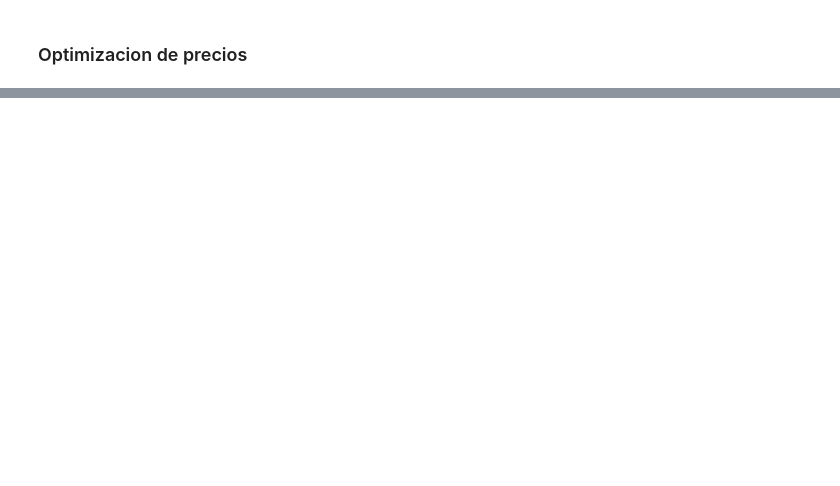
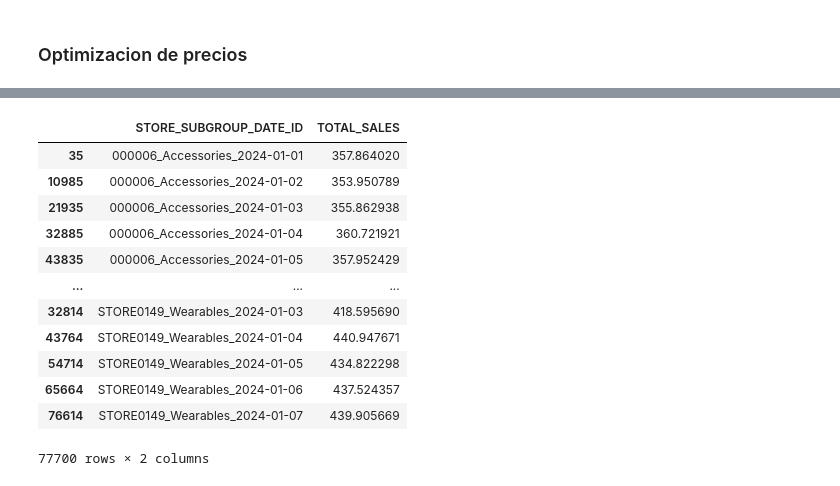
Before and after one commit to JuanCruzMendoza/AlixPartners-Competencia, a Jupyter notebook: src/light_gbm.ipynb, the cells around one changed output, grey strips where cells are left out. Cells and saved outputs as stored; diff of their text form; code cells hidden in the pictures; blank space fills up the shorter version.

```diff
--- a/src/light_gbm.ipynb
+++ b/src/light_gbm.ipynb
@@ -274,0 +607,30 @@ mejor_df = pd.read_csv("resultados_optimizacion/mejor_config_lgb.csv")
+# %%
+template_subgroup["TOTAL_SALES"] = pred_subgroup
+# %%
+# Crear STORE_SUBGROUP_DATE_ID
+template_subgroup['STORE_SUBGROUP_DATE_ID'] = (
+        template_subgroup['STORE_ID'].astype(str) + '_' +
+        template_subgroup['SUBGROUP'].astype(str) + '_' +
+        template_subgroup['DATE'].astype(str)
+    )
+# %%
+stores = template_subgroup['STORE_ID'].unique()
+fechas = template_subgroup['DATE'].unique()
+
+# Crear DataFrame con todas las combinaciones para el nuevo SUBGROUP
+basketball_rows = pd.DataFrame([
+    {
+        'STORE_ID': store,
+        'SUBGROUP': 'Basketball',
+        'DATE': fecha,
+        'TOTAL_SALES': 0,
+        'STORE_SUBGROUP_DATE_ID': f"{store}_Basketball_{fecha.strftime('%Y-%m-%d')}"
+    }
+    for store in stores
+    for fecha in fechas
+])
+
+# Concatenar con el template original
+template_subgroup = pd.concat([template_subgroup, basketball_rows], ignore_index=True)
+# %%
+template_subgroup = template_subgroup[["STORE_SUBGROUP_DATE_ID", "TOTAL_SALES"]]
@@ -274,0 +639,16 @@ mejor_df = pd.read_csv("resultados_optimizacion/mejor_config_lgb.csv")
+# %%
+template_subgroup.sort_values(by="STORE_SUBGROUP_DATE_ID")
+# %% [output]
+|  | STORE_SUBGROUP_DATE_ID | TOTAL_SALES |
+| 35 | 000006_Accessories_2024-01-01 | 357.864020 |
+| 10985 | 000006_Accessories_2024-01-02 | 353.950789 |
+| 21935 | 000006_Accessories_2024-01-03 | 355.862938 |
+| 32885 | 000006_Accessories_2024-01-04 | 360.721921 |
+| 43835 | 000006_Accessories_2024-01-05 | 357.952429 |
+| ... | ... | ... |
+| 32814 | STORE0149_Wearables_2024-01-03 | 418.595690 |
+| 43764 | STORE0149_Wearables_2024-01-04 | 440.947671 |
+| 54714 | STORE0149_Wearables_2024-01-05 | 434.822298 |
+| 65664 | STORE0149_Wearables_2024-01-06 | 437.524357 |
+| 76614 | STORE0149_Wearables_2024-01-07 | 439.905669 |
+77700 rows × 2 columns
```
Also changed, not shown: parts of 31 cells of this notebook, 31 other files.
